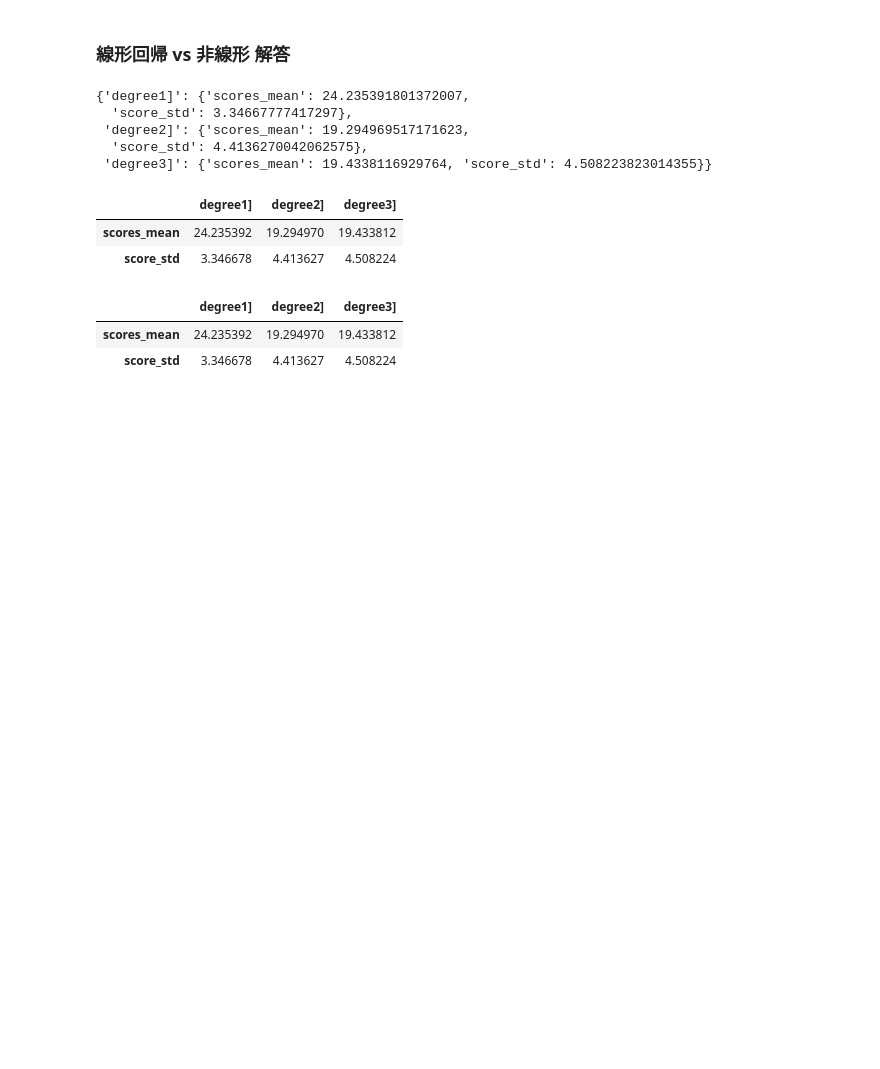
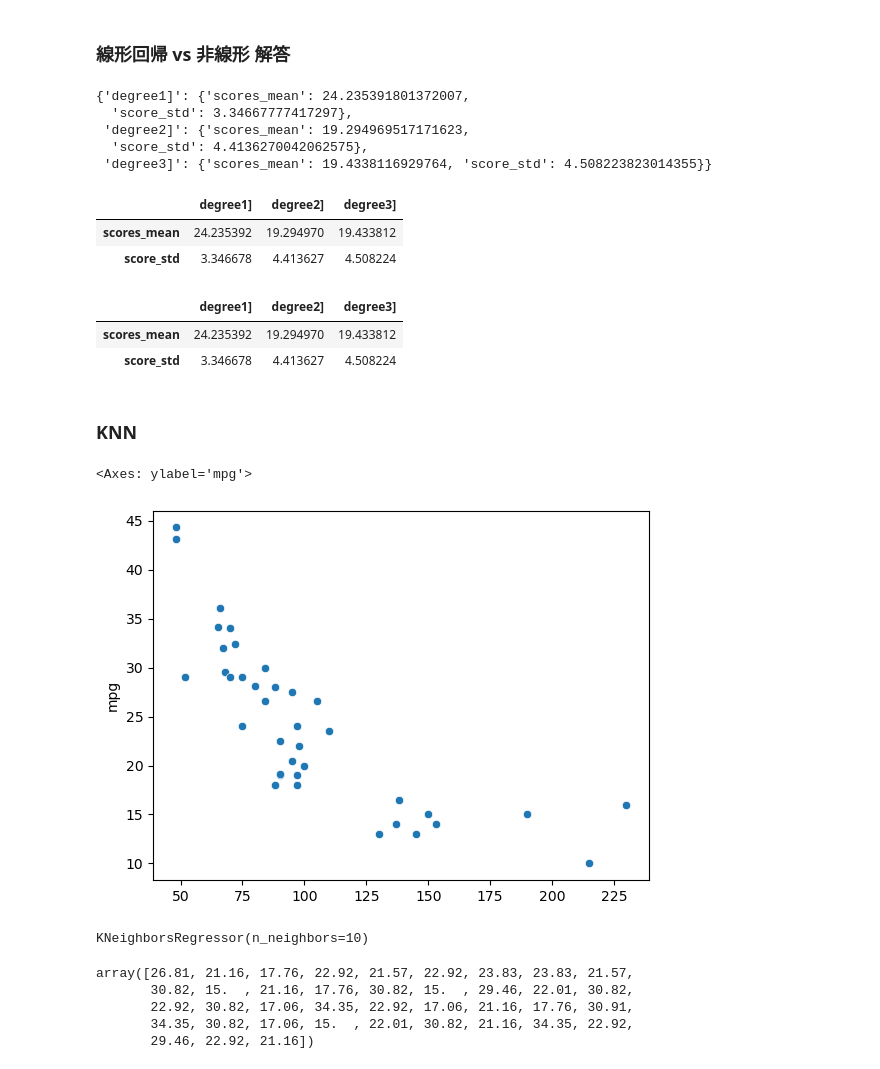
Before and after one commit to yunozon/datascience-py, a Jupyter notebook: study/section10.ipynb, the cells around one changed output. Saved outputs shown, nothing was run; the diff lists cells and outputs as text; code cells hidden in the pictures; blank space fills up the shorter version.

```diff
--- a/study/section10.ipynb
+++ b/study/section10.ipynb
@@ -140,3 +140,28 @@ pd.DataFrame(results)
 |  | degree1] | degree2] | degree3] |
 | scores_mean | 24.235392 | 19.294970 | 19.433812 |
 | score_std | 3.346678 | 4.413627 | 4.508224 |
+# %% [markdown]
+### KNN
+# %%
+from sklearn.model_selection import train_test_split
+
+X_train, X_test, y_train, y_test = train_test_split(X, y, test_size=0.9, random_state=0)
+sns.scatterplot(x=X_train[:,0], y=y_train)
+# %% [output]
+<Axes: ylabel='mpg'>
+[figure, added]
+# %%
+# knn回帰
+from sklearn.neighbors import KNeighborsRegressor
+model = KNeighborsRegressor(n_neighbors=10)
+model.fit(X_train, y_train)
+# %% [output]
+KNeighborsRegressor(n_neighbors=10)
+# %%
+model.predict(X_train)
+# %% [output]
+array([26.81, 21.16, 17.76, 22.92, 21.57, 22.92, 23.83, 23.83, 21.57,
+       30.82, 15.  , 21.16, 17.76, 30.82, 15.  , 29.46, 22.01, 30.82,
+       22.92, 30.82, 17.06, 34.35, 22.92, 17.06, 21.16, 17.76, 30.91,
+       34.35, 30.82, 17.06, 15.  , 22.01, 30.82, 21.16, 34.35, 22.92,
+       29.46, 22.92, 21.16])
```
Also changed, not shown: parts of 5 cells of this notebook, 1 other file.
